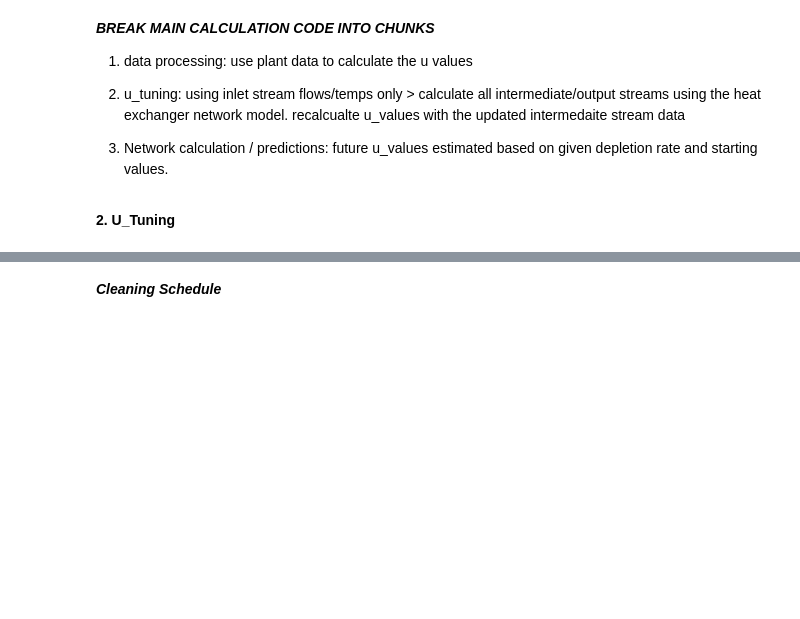
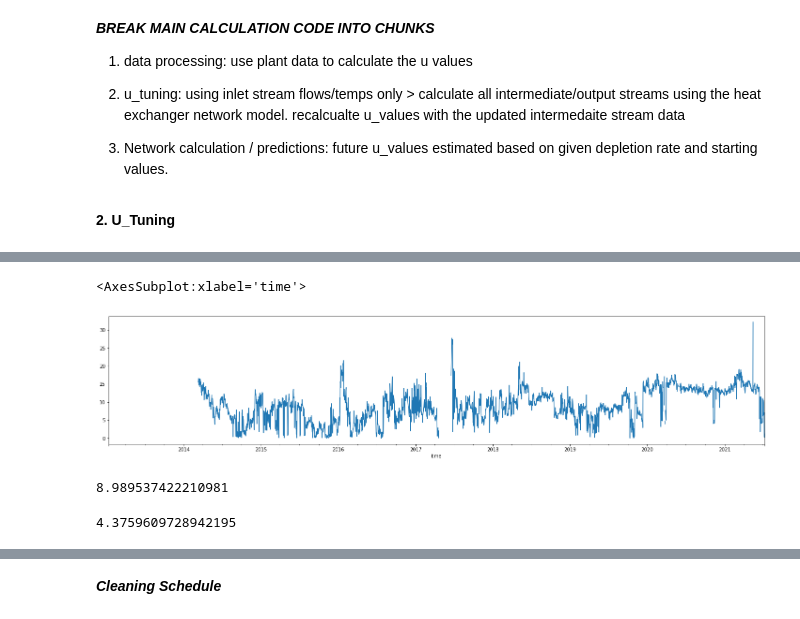
Before and after one commit to AdamPengilly/PIP_Apps, a Jupyter notebook: hexchanger/hexchanger_rev3.ipynb, the cells around one changed output, grey strips where cells are left out. Drawn from its saved outputs; the diff is of its cells as text; code cells hidden in the pictures; blank space fills up the shorter version.

```diff
--- a/hexchanger/hexchanger_rev3.ipynb
+++ b/hexchanger/hexchanger_rev3.ipynb
@@ -9335,3 +9727,16 @@ df['c4ab_duty_calc'].plot()
+# %%
+df['crude_preheat_error'].plot(figsize=(25,5))
+# %% [output]
+<AxesSubplot:xlabel='time'>
+[figure, added]
+# %%
+df['crude_preheat_error'].mean()
+# %% [output]
+8.989537422210981
+# %%
+df['crude_preheat_error'].std()
+# %% [output]
+4.3759609728942195
 # %%
 print(c1a.hot_stream_out())
 # %% [output]
```
Also changed, not shown: parts of 23 cells of this notebook.
